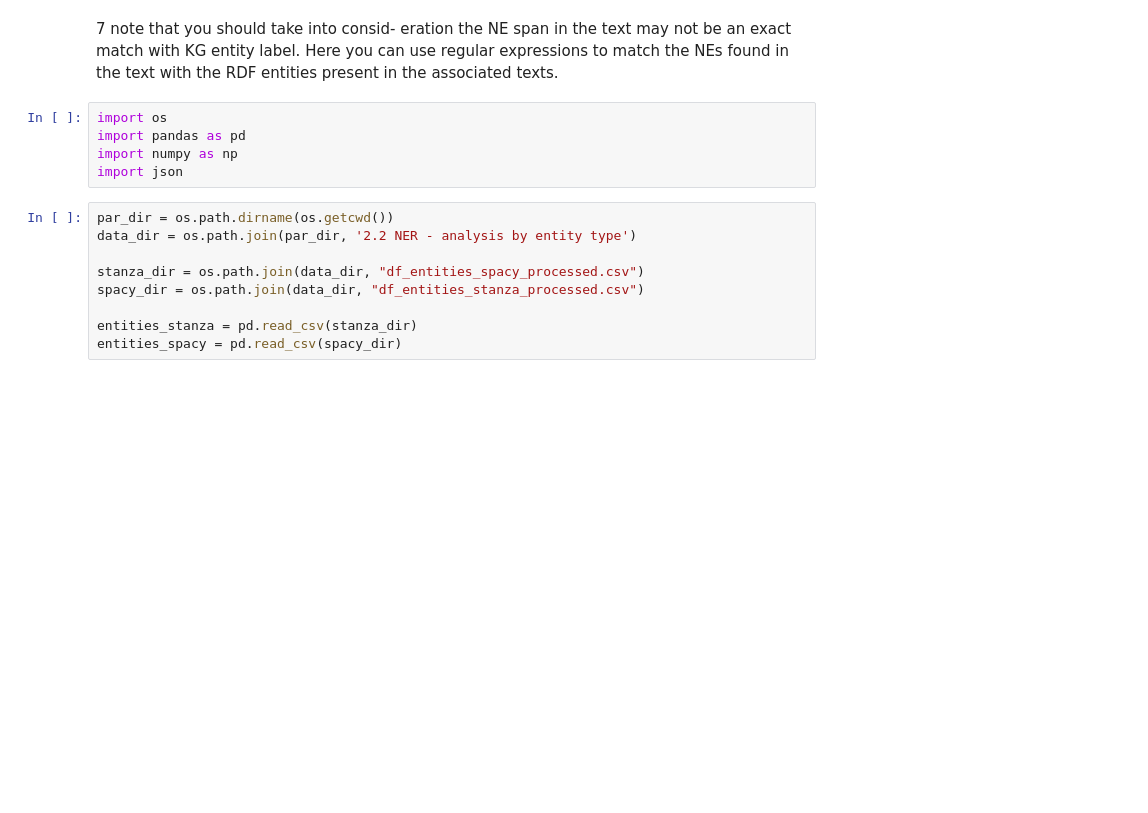
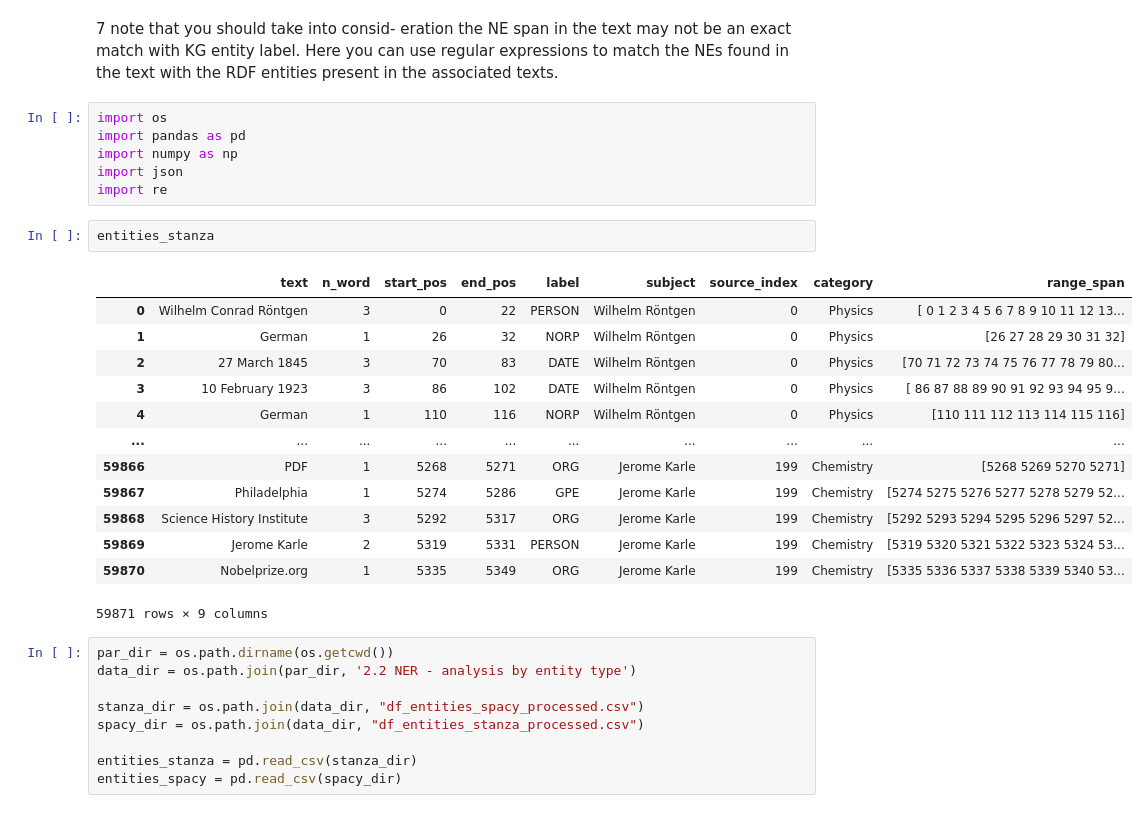
Before and after one commit to alberto-lorente/stir-fried-data, a Jupyter notebook: Part 2 - SpaCy and Stanza performance for NER/2.3 NER - verification against knowledge graph/Verification_KG.ipynb, the cells around one changed output. Drawn from its saved outputs; the diff is of its cells as text; blank space fills up the shorter version.

```diff
--- a/Part 2 - SpaCy and Stanza performance for NER/2.3 NER - verification against knowledge graph/Verification_KG.ipynb
+++ b/Part 2 - SpaCy and Stanza performance for NER/2.3 NER - verification against knowledge graph/Verification_KG.ipynb
@@ -17,6 +17,23 @@ import os
 import pandas as pd
 import numpy as np
 import json
+import re
+# %%
+entities_stanza
+# %% [output]
+|  | text | n_word | start_pos | end_pos | label | subject | source_index | category | range_span |
+| 0 | Wilhelm Conrad Röntgen | 3 | 0 | 22 | PERSON | Wilhelm Röntgen | 0 | Physics | [ 0 1 2 3 4 5 6 7 8 9 10 11 12 13... |
+| 1 | German | 1 | 26 | 32 | NORP | Wilhelm Röntgen | 0 | Physics | [26 27 28 29 30 31 32] |
+| 2 | 27 March 1845 | 3 | 70 | 83 | DATE | Wilhelm Röntgen | 0 | Physics | [70 71 72 73 74 75 76 77 78 79 80... |
+| 3 | 10 February 1923 | 3 | 86 | 102 | DATE | Wilhelm Röntgen | 0 | Physics | [ 86 87 88 89 90 91 92 93 94 95 9... |
+| 4 | German | 1 | 110 | 116 | NORP | Wilhelm Röntgen | 0 | Physics | [110 111 112 113 114 115 116] |
+| ... | ... | ... | ... | ... | ... | ... | ... | ... | ... |
+| 59866 | PDF | 1 | 5268 | 5271 | ORG | Jerome Karle | 199 | Chemistry | [5268 5269 5270 5271] |
+| 59867 | Philadelphia | 1 | 5274 | 5286 | GPE | Jerome Karle | 199 | Chemistry | [5274 5275 5276 5277 5278 5279 52... |
+| 59868 | Science History Institute | 3 | 5292 | 5317 | ORG | Jerome Karle | 199 | Chemistry | [5292 5293 5294 5295 5296 5297 52... |
+| 59869 | Jerome Karle | 2 | 5319 | 5331 | PERSON | Jerome Karle | 199 | Chemistry | [5319 5320 5321 5322 5323 5324 53... |
+| 59870 | Nobelprize.org | 1 | 5335 | 5349 | ORG | Jerome Karle | 199 | Chemistry | [5335 5336 5337 5338 5339 5340 53... |
+59871 rows × 9 columns
 # %%
 par_dir = os.path.dirname(os.getcwd())
 data_dir = os.path.join(par_dir, '2.2 NER - analysis by entity type')
```
Also changed, not shown: parts of 2 cells of this notebook.
